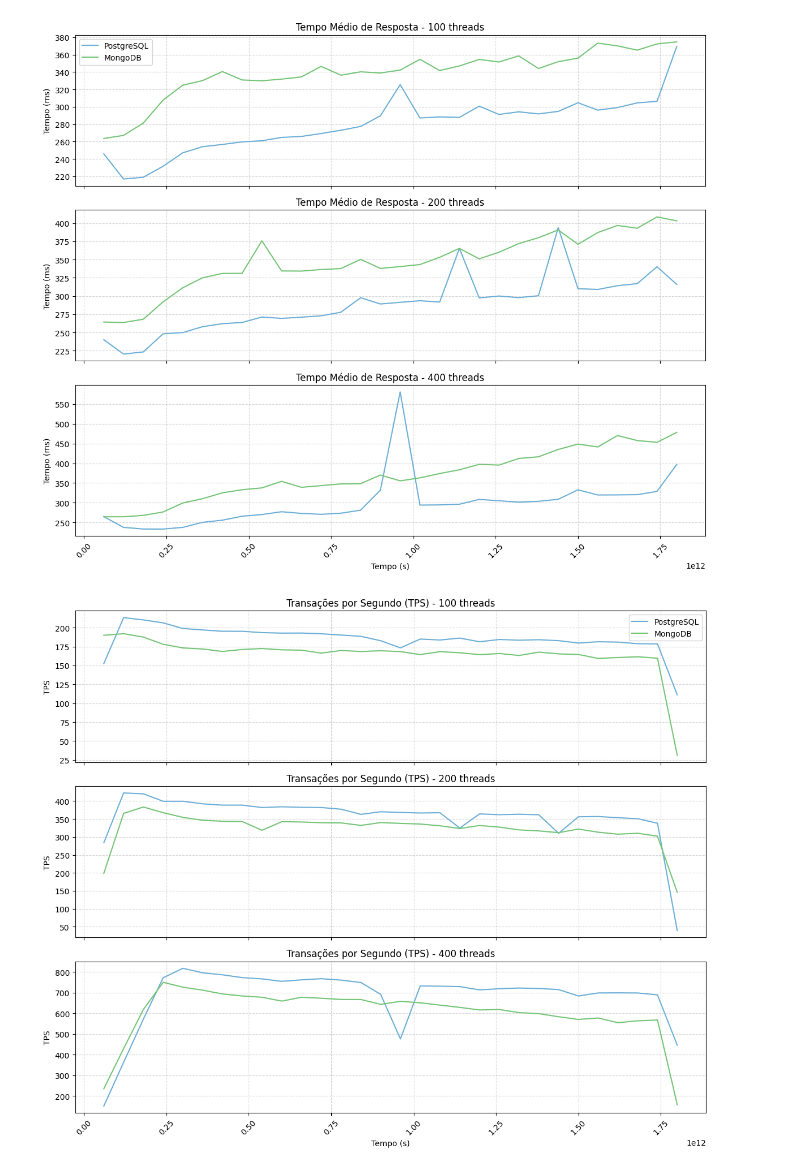
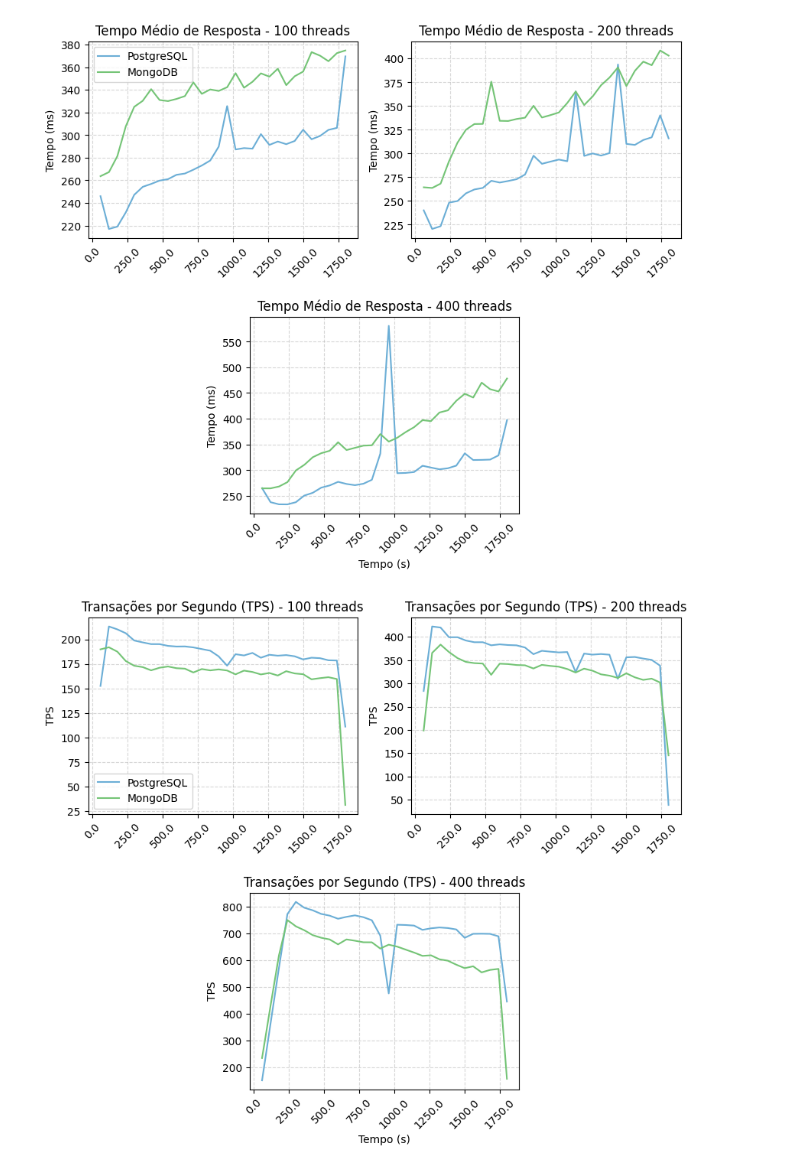
Before and after one commit to leonardomaier/analise-comparativa-dbs, a Jupyter notebook: metrics.ipynb, the cells around one changed output. Drawn from its saved outputs; the diff is of its cells as text; code cells hidden in the pictures.

```diff
--- a/metrics.ipynb
+++ b/metrics.ipynb
@@ -1,6 +1,8 @@
 # %%
 import pandas as pd
 import matplotlib.pyplot as plt
+import matplotlib.gridspec as gridspec
+import matplotlib.ticker as ticker
 import numpy as np
 import os
 
@@ -41,17 +43,32 @@ def load_metrics(threads, ramp):
     tps_pg = tpm_pg / 60
     tps_mongo = tpm_mongo / 60
 
-    response_pg.index -= response_pg.index[0]
-    response_mongo.index -= response_mongo.index[0]
-    tps_pg.index -= tps_pg.index[0]
-    tps_mongo.index -= tps_mongo.index[0]
+    # converte o índice para segundos
+    response_pg.index = (response_pg.index - response_pg.index[0]).total_seconds()
+    response_mongo.index = (response_mongo.index - response_mongo.index[0]).total_seconds()
+    tps_pg.index = (tps_pg.index - tps_pg.index[0]).total_seconds()
+    tps_mongo.index = (tps_mongo.index - tps_mongo.index[0]).total_seconds()
 
     return response_pg, response_mongo, tps_pg, tps_mongo
 
-# === PLOT EMPILHADO UNIFORME COM CORTE INICIAL ===
+# === PLOT COM GRÁFICO DE BAIXO CENTRALIZADO, TOPO COMPACTO ===
 def plot_uniform_metric(title, ylabel, extract_fn, filename_prefix):
-    fig, axs = plt.subplots(nrows=3, ncols=1, figsize=(12, 10), sharex=True)
+    fig = plt.figure(figsize=(10, 8))
+    gs = gridspec.GridSpec(2, 2, height_ratios=[1, 1], hspace=0.4, wspace=0.2)
 
+    ax1 = fig.add_subplot(gs[0, 0])  # 100 threads
+    ax2 = fig.add_subplot(gs[0, 1])  # 200 threads
+    ax3 = fig.add_subplot(gs[1, 0])  # 400 threads
+    fig.delaxes(fig.add_subplot(gs[1, 1]))  # Remove gráfico extra
+
+    # centraliza o de baixo manualmente entre os dois de cima
+    pos1 = ax1.get_position()
+    pos2 = ax2.get_position()
+    width = pos1.width
+    center = (pos1.x0 + pos2.x1) / 2
+    ax3.set_position([center - width / 2, pos1.y0 - 0.45, width, pos1.height])
+
+    axs = [ax1, ax2, ax3]
     threads_order = ['100', '200', '400']
 
     for i, threads in enumerate(threads_order):
@@ -59,44 +76,44 @@ def plot_uniform_metric(title, ylabel, extract_fn, filename_prefix):
         r_pg, r_m, t_pg, t_m = load_metrics(threads, ramp)
         y_pg, y_m = extract_fn(r_pg, r_m, t_pg, t_m)
 
-        # === CORTAR INÍCIO DO GRÁFICO (eixo X > 20s) ===
-        y_pg = y_pg[y_pg.index > pd.Timedelta(seconds=20)]
-        y_m = y_m[y_m.index > pd.Timedelta(seconds=20)]
+        y_pg = y_pg[y_pg.index > 20]
+        y_m = y_m[y_m.index > 20]
 
         ax = axs[i]
         ax.plot(y_pg.index, y_pg.values, label='PostgreSQL', color=pg_color)
         ax.plot(y_m.index, y_m.values, label='MongoDB', color=mongo_color)
         ax.set_title(f'{title} - {threads} threads')
         ax.set_ylabel(ylabel)
         ax.grid(True, linestyle='--', alpha=0.5)
         ax.tick_params(axis='x', rotation=45)
+        ax.xaxis.set_major_formatter(ticker.FuncFormatter(lambda x, _: f'{x:.1f}'))
 
         if i == 0:
             ax.legend()
 
-    axs[-1].set_xlabel('Tempo (s)')
-    plt.tight_layout()
+    axs[2].set_xlabel('Tempo (s)')
+
     plt.savefig(f'{output_dir}/{filename_prefix}_{workload}_uniforme.png', dpi=300)
     plt.show()
     plt.close()
 
 # === EXECUÇÃO FINAL ===
 
-# Gráfico: Tempo Médio de Resposta (sem pico inicial)
+# Gráfico: Tempo Médio de Resposta
 plot_uniform_metric(
     title='Tempo Médio de Resposta',
     ylabel='Tempo (ms)',
     extract_fn=lambda r_pg, r_m, t_pg, t_m: (r_pg, r_m),
     filename_prefix='tempo_resposta'
 )
 
-# Gráfico: TPS (sem pico inicial)
+# Gráfico: TPS
 plot_uniform_metric(
     title='Transações por Segundo (TPS)',
     ylabel='TPS',
     extract_fn=lambda r_pg, r_m, t_pg, t_m: (t_pg, t_m),
     filename_prefix='tps'
 )
 # %% [output]
-[figure, old version]
+[figure, new version]
-[figure, old version]
+[figure, new version]
```
